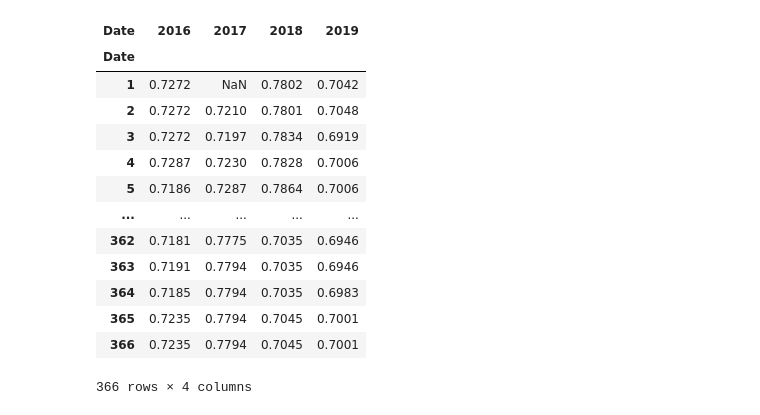
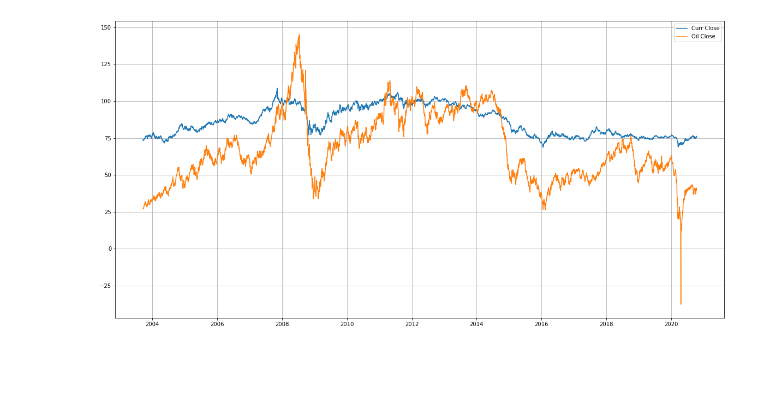
Before and after one commit to sajanee/CurrencySeasonality, a Jupyter notebook: Currency Pair Workbook.ipynb, the cells around one changed output. Drawn from its saved outputs; the diff is of its cells as text; code cells hidden in the pictures; blank space fills up the shorter version.

```diff
--- a/Currency Pair Workbook.ipynb
+++ b/Currency Pair Workbook.ipynb
@@ -44,0 +46,5 @@ df
+# %%
+wti = get_pair('CL=F') #data pull
+wti.columns = ['Oil Open', 'Oil High', 'Oil Low', 'Oil Close', 'Oil Volume', 'Oil Dividends', 'Oil Stock Splits']
+wti.reset_index(inplace = True)
+wti
@@ -64,0 +77,3 @@ df_seas = create_pivot(df)
+# %%
+d2 = pd.merge(df, wti, on = 'Date', how = 'inner')
+d2[['Date', 'Curr Close', 'Oil Close']].head()
@@ -65,20 +87,11 @@ df_seas = create_pivot(df)
+# %%
+pair = d2[['Date', 'Curr Close', 'Oil Close']].copy(deep = True)
+pair['Curr Close'] = pair['Curr Close']*100
 # %%
 def plotter(df, x, y):
     plt.figure(figsize = (20,10))
-    plt.plot(df[x], df[y])
+    for i in range(0, len(y)):
+        plt.plot(df[x], df[y[i]], label = y[i])
     plt.grid()
     plt.legend()
     plt.show()
-cols = [2016,2017,2018,2019]
-
-plt.figure(figsize = (20,10))
-for i in range(0, len(cols)):
-    df2 = df_seas[cols[i]]#.copy(deep = True)
-    df2.dropna(inplace= True)
-    plt.plot(df2, label = cols[i])
-
-plt.xlabel('Day of Year')
-plt.ylabel('Value')
-plt.grid()
-plt.legend()
-plt.show()
@@ -87,17 +98,4 @@ plt.show()
-# %%
-df_seas
-# %% [output]
-| Date | 2016 | 2017 | 2018 | 2019 |
-| Date |  |  |  |  |
-| 1 | 0.7272 | NaN | 0.7802 | 0.7042 |
-| 2 | 0.7272 | 0.7210 | 0.7801 | 0.7048 |
-| 3 | 0.7272 | 0.7197 | 0.7834 | 0.6919 |
-| 4 | 0.7287 | 0.7230 | 0.7828 | 0.7006 |
-| 5 | 0.7186 | 0.7287 | 0.7864 | 0.7006 |
-| ... | ... | ... | ... | ... |
-| 362 | 0.7181 | 0.7775 | 0.7035 | 0.6946 |
-| 363 | 0.7191 | 0.7794 | 0.7035 | 0.6946 |
-| 364 | 0.7185 | 0.7794 | 0.7035 | 0.6983 |
-| 365 | 0.7235 | 0.7794 | 0.7045 | 0.7001 |
-| 366 | 0.7235 | 0.7794 | 0.7045 | 0.7001 |
-366 rows × 4 columns
+# %%
+plotter(pair, 'Date', ['Curr Close', 'Oil Close'])
+# %% [output]
+[figure, added]
```
Also changed, not shown: parts of 14 cells of this notebook.
